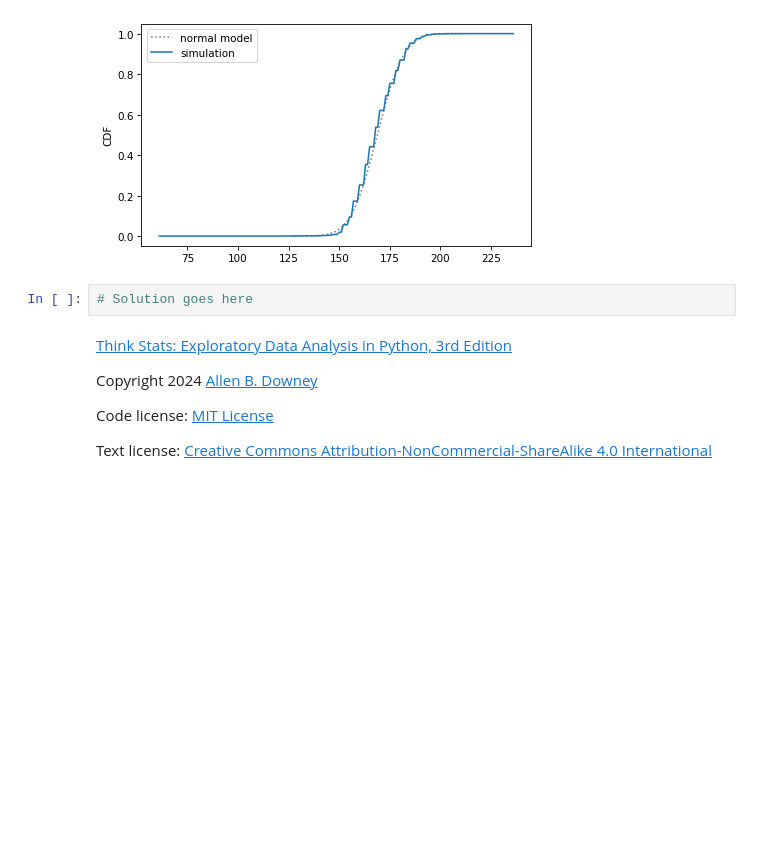
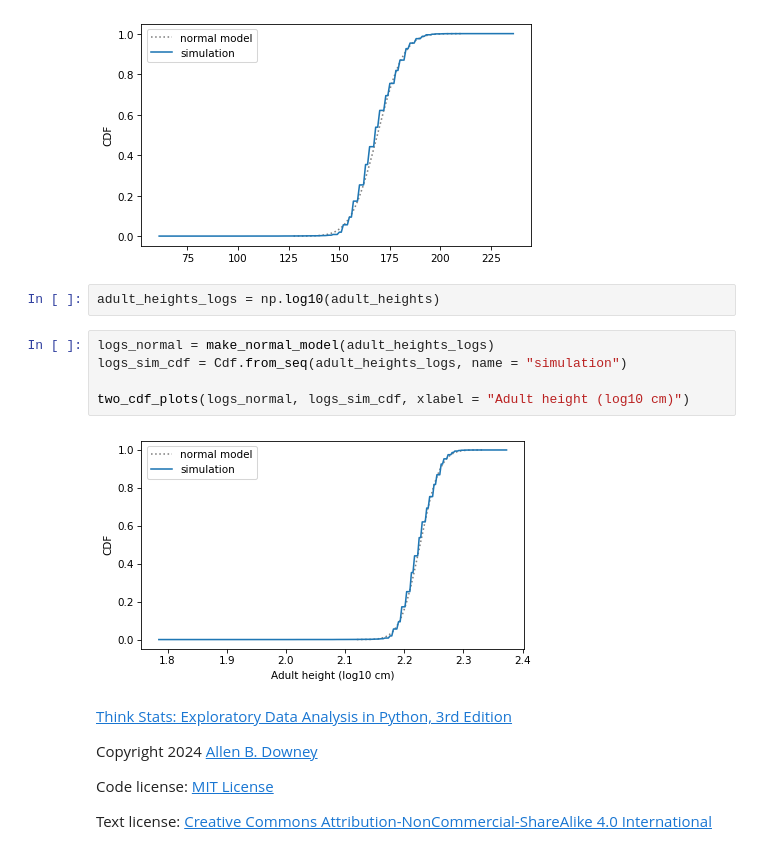
Before and after one commit to JoaoJimenez/Think_stats, a Jupyter notebook: nb/chap05.ipynb, the cells around one changed output. Cells and saved outputs as stored; diff of their text form; blank space fills up the shorter version.

```diff
--- a/nb/chap05.ipynb
+++ b/nb/chap05.ipynb
@@ -889,7 +881,14 @@ two_cdf_plots(adult_height_normal, adult_height_simulation)
 # %% [output]
 [figure]
 # %%
-# Solution goes here
+adult_heights_logs = np.log10(adult_heights)
+# %%
+logs_normal = make_normal_model(adult_heights_logs)
+logs_sim_cdf = Cdf.from_seq(adult_heights_logs, name = "simulation")
+
+two_cdf_plots(logs_normal, logs_sim_cdf, xlabel = "Adult height (log10 cm)")
+# %% [output]
+[figure, added]
 # %% [markdown]
 [Think Stats: Exploratory Data Analysis in Python, 3rd Edition](https://allendowney.github.io/ThinkStats/index.html)
 
```
Also changed, not shown: parts of 11 cells of this notebook.
